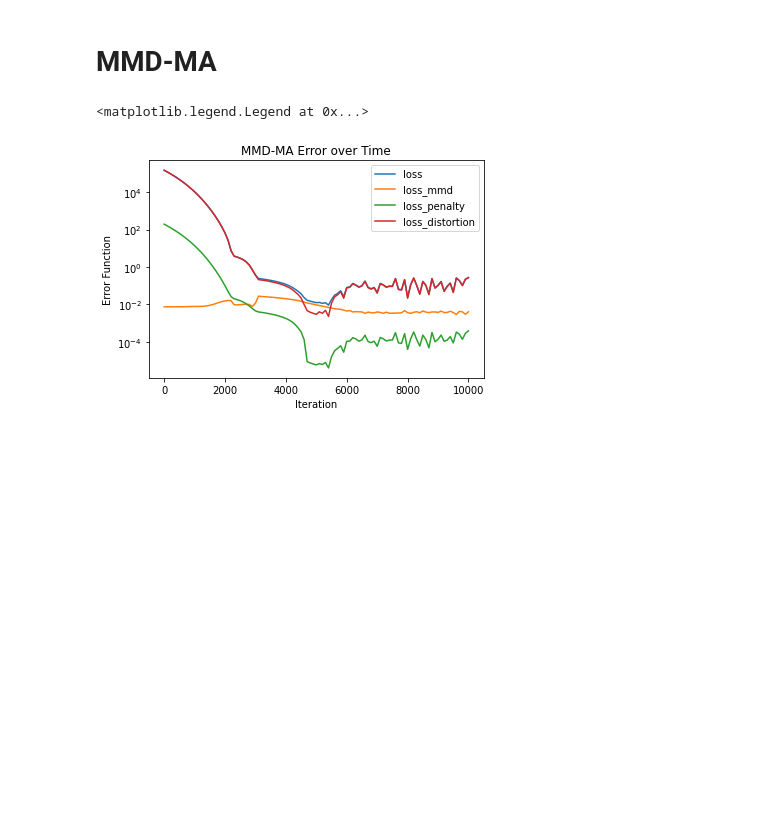
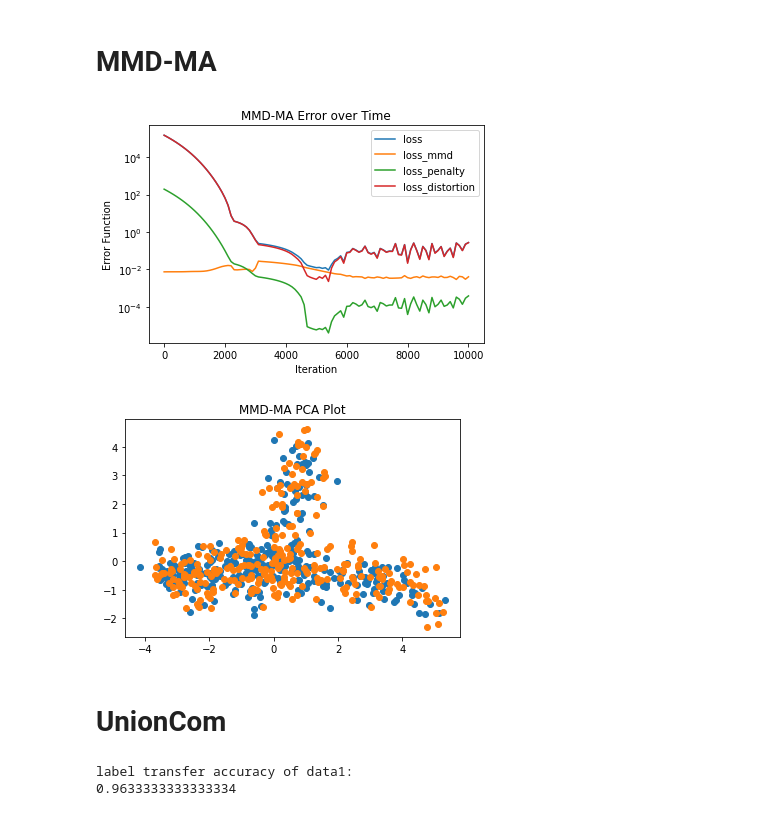
Before and after one commit to Oafish1/WR2MD, a Jupyter notebook: examples/example.ipynb, the cells around one changed output. Drawn from its saved outputs; the diff is of its cells as text; code cells hidden in the pictures; blank space fills up the shorter version.

Commit message:
Adding UnionCom, ManiNetCluster, Validation Changes, QOL Improvements, Organization, example.ipynb Extensions

```diff
--- a/examples/example.ipynb
+++ b/examples/example.ipynb
@@ -12,12 +13,13 @@ import numpy as np
 # %% [markdown]
 # MMD-MA
 # %%
-with open('X_linearkernel.tsv', 'r') as f:
+with open('./sample_data/mmd_ma/X_linearkernel.tsv', 'r') as f:
     k1_matrix = np.array([[float(num) for num in line.split('\t')] for line in f ])
-with open('Y_linearkernel.tsv', 'r') as f:
+with open('./sample_data/mmd_ma/Y_linearkernel.tsv', 'r') as f:
     k2_matrix = np.array([[float(num) for num in line.split('\t')] for line in f ])
 # %%
-hist = mmd_combine(k1_matrix, k2_matrix)
+mmd_ma_out = mmd_combine(k1_matrix, k2_matrix, method='mmd_ma')
+mapping, hist = mmd_ma_out
 # %%
 keys = ['loss', 'loss_mmd', 'loss_penalty', 'loss_distortion']
 
@@ -29,7 +31,19 @@ plt.ylabel('Error Function')
 plt.yscale('log')
 plt.title('MMD-MA Error over Time')
 
-plt.legend(loc='upper right')
+_ = plt.legend(loc='upper right')
 # %% [output]
-<matplotlib.legend.Legend at 0x...>
 [figure]
+# %%
+pca = PCA(n_components=2)
+pca.fit(mapping[0])
+
+for m in mapping:
+    m_pca = pca.transform(m)
+    plt.scatter(m_pca[:,0], m_pca[:,1])
+
+_ = plt.title('MMD-MA PCA Plot')
+# %% [output]
+[figure, added]
+# %% [markdown]
+# UnionCom
@@ -35,0 +57,9 @@ plt.legend(loc='upper right')
+# %%
+unioncom_out = mmd_combine(data1, data2, method='unioncom',
+                                verbose=0,
+                                updated=False)
+mapping, hist, uc = unioncom_out
+uc.test_LabelTA(mapping, [type1, type2])
+# %% [output]
+label transfer accuracy of data1:
+0.9633333333333334
```
Also changed, not shown: parts of 12 cells of this notebook, 49 other files.
